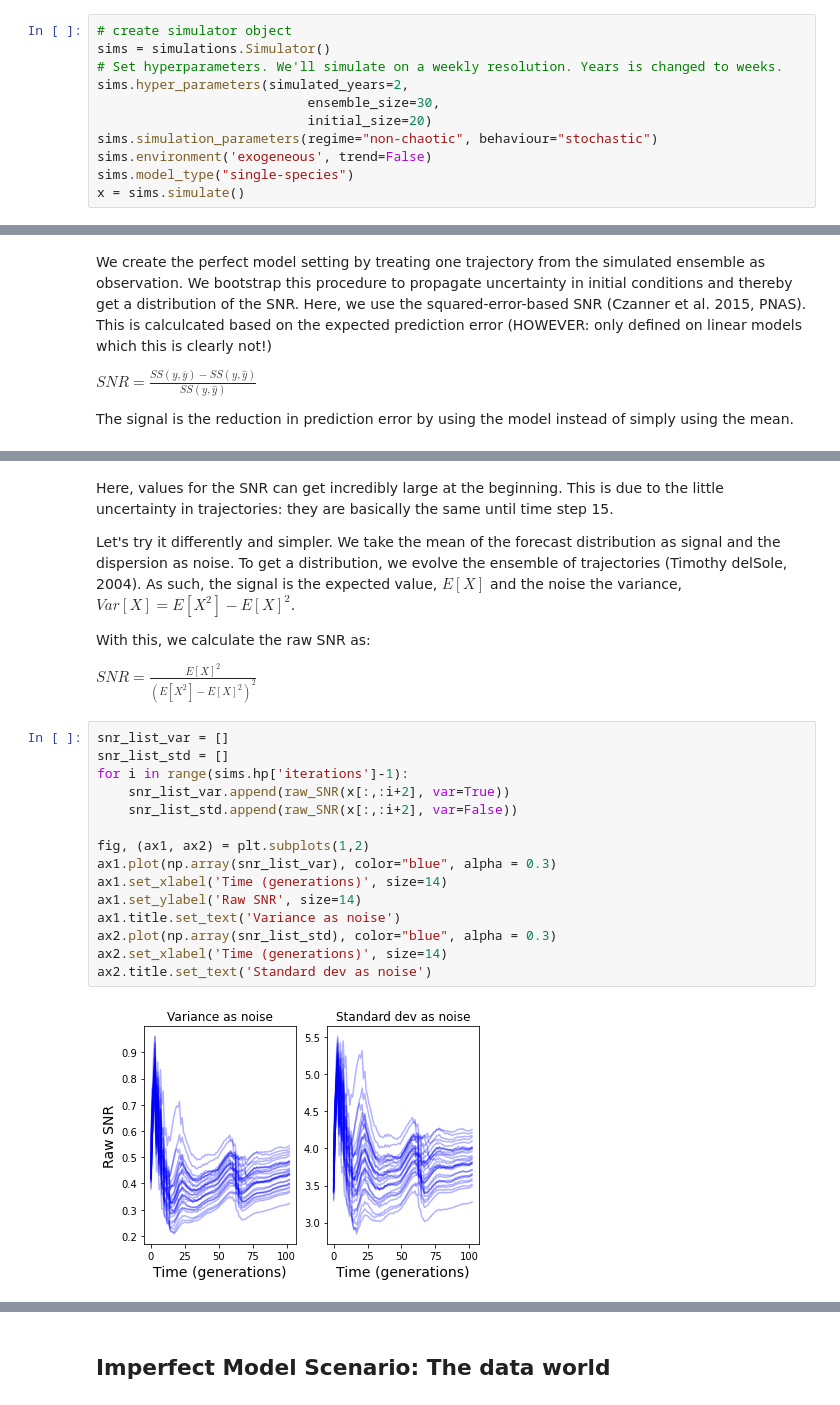
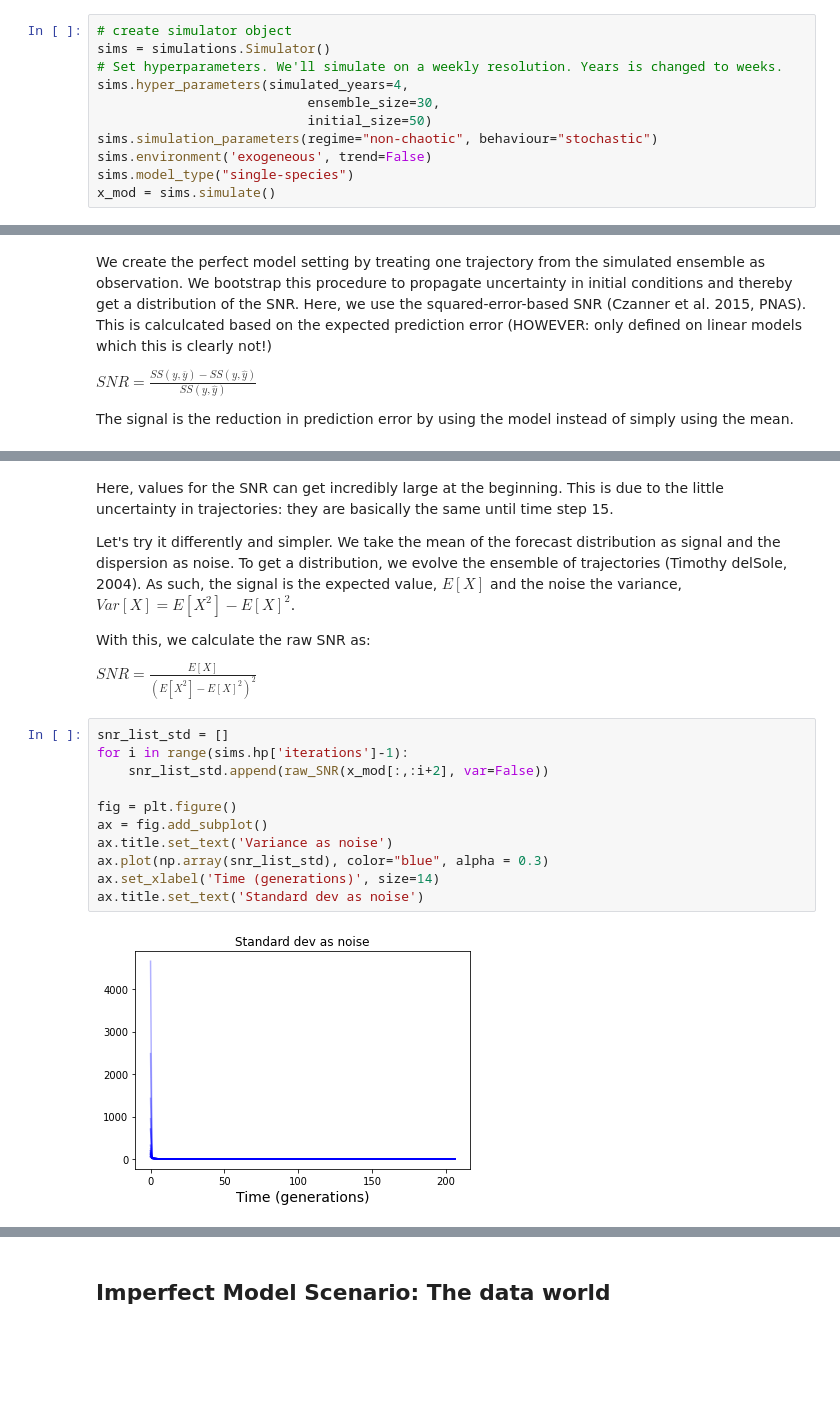
Before and after one commit to MWesselkamp/Ricker, a Jupyter notebook: signal_noise_ratio.ipynb, the cells around one changed output, grey strips where cells are left out. Saved outputs shown, nothing was run; the diff lists cells and outputs as text; blank space fills up the shorter version.

```diff
--- a/signal_noise_ratio.ipynb
+++ b/signal_noise_ratio.ipynb
@@ -41,11 +11,11 @@ Forecast horizon in the data world scenario:  0
 # create simulator object
 sims = simulations.Simulator()
 # Set hyperparameters. We'll simulate on a weekly resolution. Years is changed to weeks.
-sims.hyper_parameters(simulated_years=2,
+sims.hyper_parameters(simulated_years=4,
                            ensemble_size=30,
-                           initial_size=20)
+                           initial_size=50)
 sims.simulation_parameters(regime="non-chaotic", behaviour="stochastic")
 sims.environment('exogeneous', trend=False)
 sims.model_type("single-species")
-x = sims.simulate()
+x_mod = sims.simulate()
 # %% [output]
@@ -90,21 +60,17 @@ Let's try it differently and simpler. We take the mean of the forecast distribut
 
 With this, we calculate the raw SNR as:
 
-$SNR = \frac{E[X]^2}{(E[X^2] - E[X]^2)^2}$
+$SNR = \frac{E[X]}{(E[X^2] - E[X]^2)^2}$
 # %%
-snr_list_var = []
 snr_list_std = []
 for i in range(sims.hp['iterations']-1):
-    snr_list_var.append(raw_SNR(x[:,:i+2], var=True))
-    snr_list_std.append(raw_SNR(x[:,:i+2], var=False))
+    snr_list_std.append(raw_SNR(x_mod[:,:i+2], var=False))
 
-fig, (ax1, ax2) = plt.subplots(1,2)
-ax1.plot(np.array(snr_list_var), color="blue", alpha = 0.3)
-ax1.set_xlabel('Time (generations)', size=14)
-ax1.set_ylabel('Raw SNR', size=14)
-ax1.title.set_text('Variance as noise')
-ax2.plot(np.array(snr_list_std), color="blue", alpha = 0.3)
-ax2.set_xlabel('Time (generations)', size=14)
-ax2.title.set_text('Standard dev as noise')
+fig = plt.figure()
+ax = fig.add_subplot()
+ax.title.set_text('Variance as noise')
+ax.plot(np.array(snr_list_std), color="blue", alpha = 0.3)
+ax.set_xlabel('Time (generations)', size=14)
+ax.title.set_text('Standard dev as noise')
 # %% [output]
-[figure, old version]
+[figure, new version]
```
Also changed, not shown: parts of 9 cells of this notebook, 5 other files.
